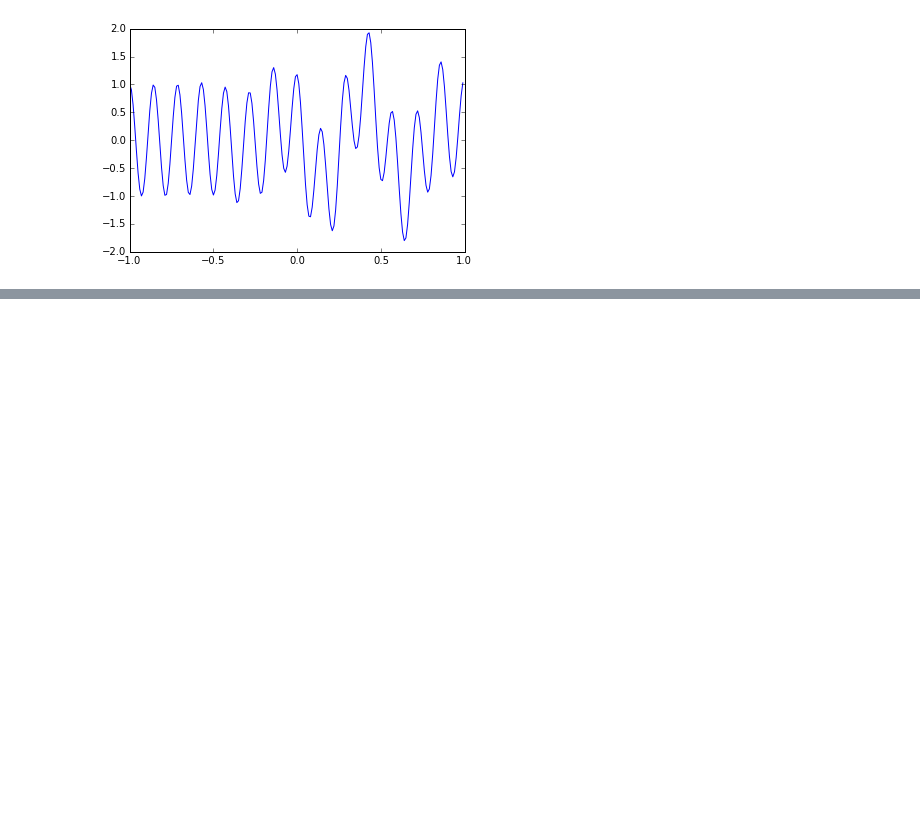
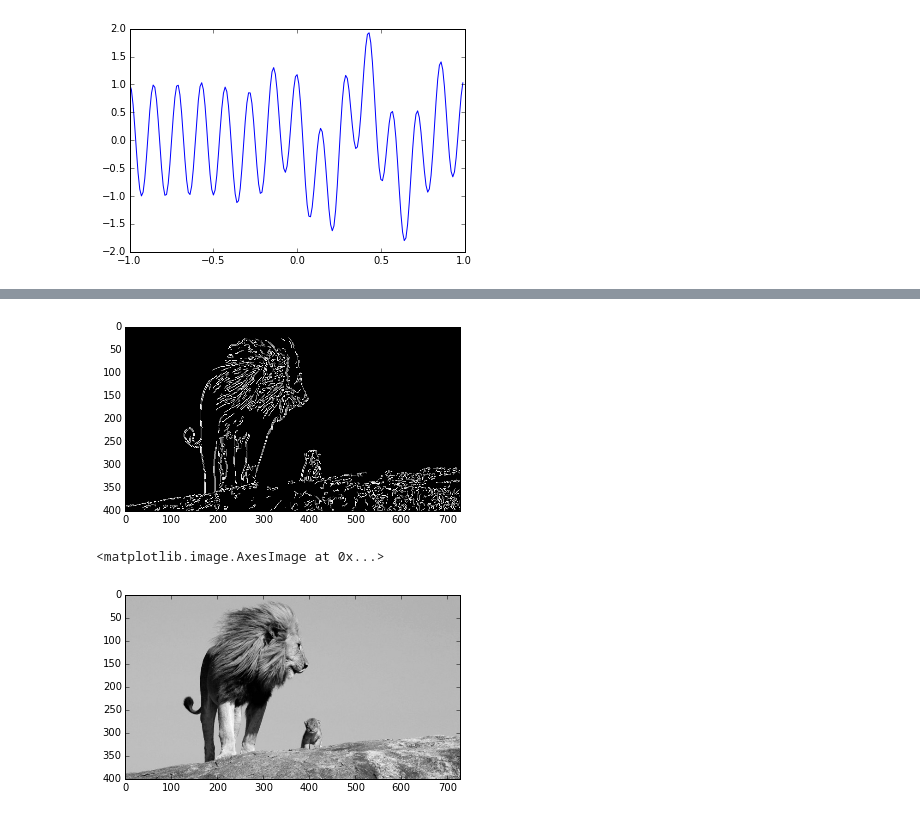
Before and after one commit to DanielKeith93/Python_Notebooks, a Jupyter notebook: Practice/wavelet detection.ipynb, the cells around one changed output, grey strips where cells are left out. Drawn from its saved outputs; the diff is of its cells as text; code cells hidden in the pictures; blank space fills up the shorter version.

```diff
--- a/Practice/wavelet detection.ipynb
+++ b/Practice/wavelet detection.ipynb
@@ -85,0 +262,10 @@ plt.show()
+# %%
+plt.imshow( gnh )
+plt.gray()
+plt.show()
+figure()
+plt.imshow( img )
+# %% [output]
+[figure, added]
+<matplotlib.image.AxesImage at 0x...>
+[figure, added]
```
Also changed, not shown: parts of 11 cells of this notebook, 7 other files.
